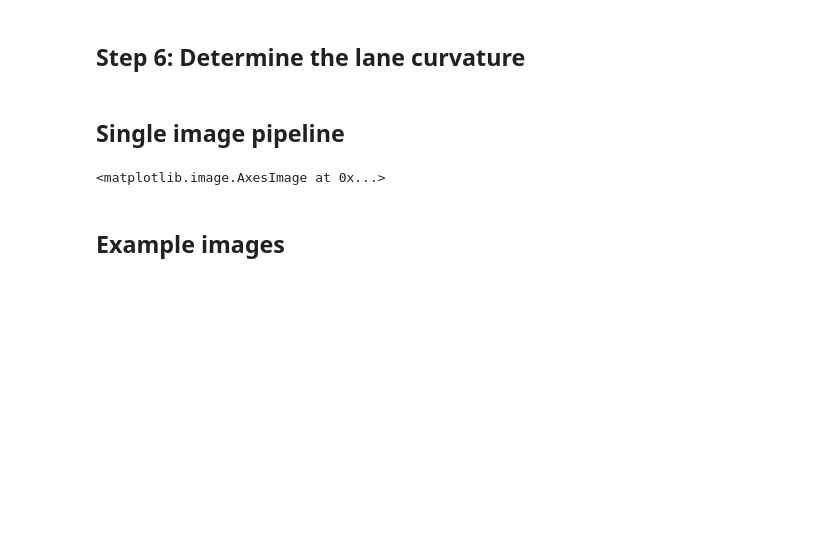
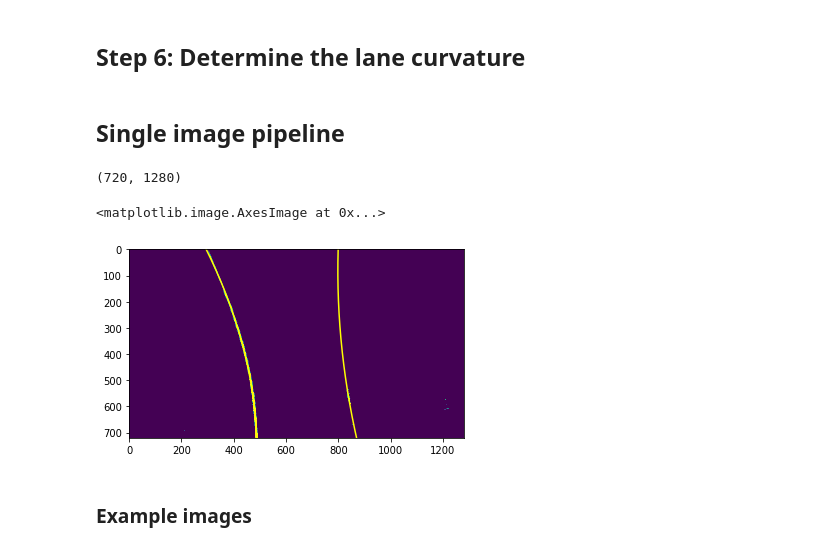
Before and after one commit to ignaden/CarND-Advanced-Lane-Lines, a Jupyter notebook: AdvancedLanes.ipynb, the cells around one changed output. Drawn from its saved outputs; the diff is of its cells as text; code cells hidden in the pictures; blank space fills up the shorter version.

Commit message:
better detection for lanes

```diff
--- a/AdvancedLanes.ipynb
+++ b/AdvancedLanes.ipynb
@@ -219,16 +246,18 @@ def fitPolyLanes(binary_warped):
 # %%
 def visualisePolyFit (img, leftLaneFit, rightLaneFit, leftLaneInds, rightLaneInds):
-    """ visualisePolyFit - """
+    """ visualisePolyFit """
+
     # Generate x and y values for plotting
     nonzero = img.nonzero()
     nonzeroy = np.array(nonzero[0])
     nonzerox = np.array(nonzero[1])
 
     # Calculate the actual fitted plots
-    ploty = np.linspace(0, img.shape[0]-1, img.shape[0])
-    left_fitx = leftLaneFit[0]*ploty**2 + leftLaneFit[1]*ploty + leftLaneFit[2]
-    right_fitx = rightLaneFit[0]*ploty**2 + rightLaneFit[1]*ploty + rightLaneFit[2]
+    ploty = np.linspace(0, img.shape[0] - 1, img.shape[0])
+    left_fitx = leftLaneFit[0] * ploty**2 + leftLaneFit[1] * ploty + leftLaneFit[2]
+    right_fitx = rightLaneFit[0] * ploty**2 + rightLaneFit[1] * ploty + rightLaneFit[2]
 
+    #
     out_img = np.dstack((img, img, img))*255
     out_img[nonzeroy[leftLaneInds], nonzerox[leftLaneInds]] = [255, 0, 0]
     out_img[nonzeroy[rightLaneInds], nonzerox[rightLaneInds]] = [0, 0, 255]
@@ -267,28 +296,31 @@ def overlayGreenZone(undist, warped, leftLaneFit, rightLaneFit):
 ## Single image pipeline
 # %%
 # Read in the original test image
-img = cv2.imread ('test_images/test1.jpg')
-
+#img = cv2.imread ('test_images/test5.jpg')
+img = cv2.imread('test_images/test2.jpg')
 # undistort it
 undist = undistort_img(img)
 
 # color and gradient
 gray_bin = pipeline(undist)
 
 # transform
 warped, M, Minv = transform(gray_bin)
 
 # fit lanes (left & right)
-leftLane, rightLane, leftLaneInds, rightLaneInds = fitPolyLanes(warped)
+leftLane, rightLane, leftLaneInds, rightLaneInds, histogram, out_img = fitPolyLanes(warped)
+cv2.imwrite('hello.jpg',out_img)
 
 # draw lane fits
-#img = visualisePolyFit(warped, leftLane, rightLane, leftLaneInds, rightLaneInds)
+drawn = visualisePolyFit(warped, leftLane, rightLane, leftLaneInds, rightLaneInds)
 
 # draw the green zone for the car
 img_zone = overlayGreenZone (undist, warped, leftLane, rightLane)
 
-plt.imshow(gray_bin)
+plt.imshow(warped)
 # %% [output]
-<matplotlib.image.AxesImage at 0x...>
+(720, 1280)
+<matplotlib.image.AxesImage at 0x...>
+[figure, added]
 # %% [markdown]
-## Example images
+### Example images
```
Also changed, not shown: parts of 4 cells of this notebook.
